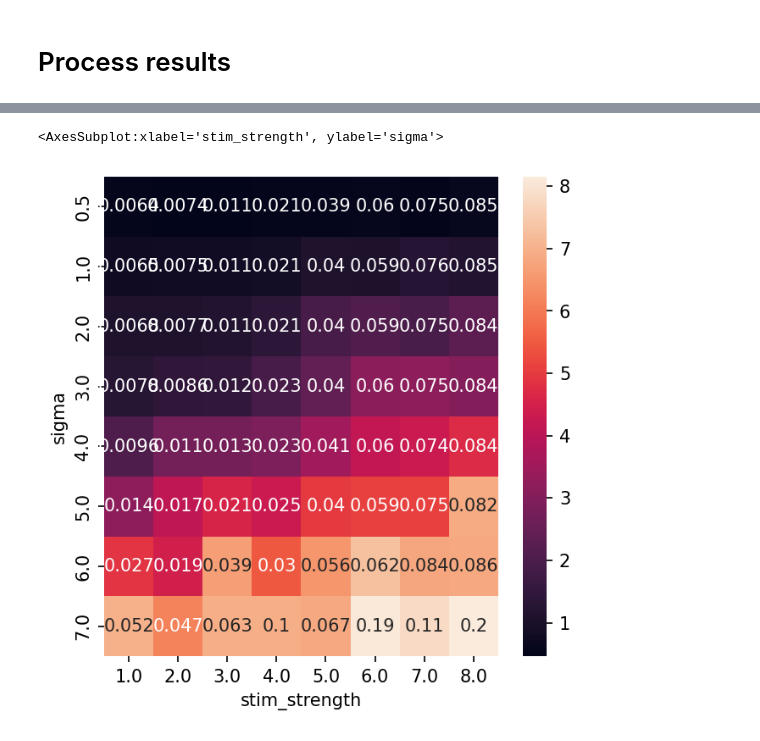
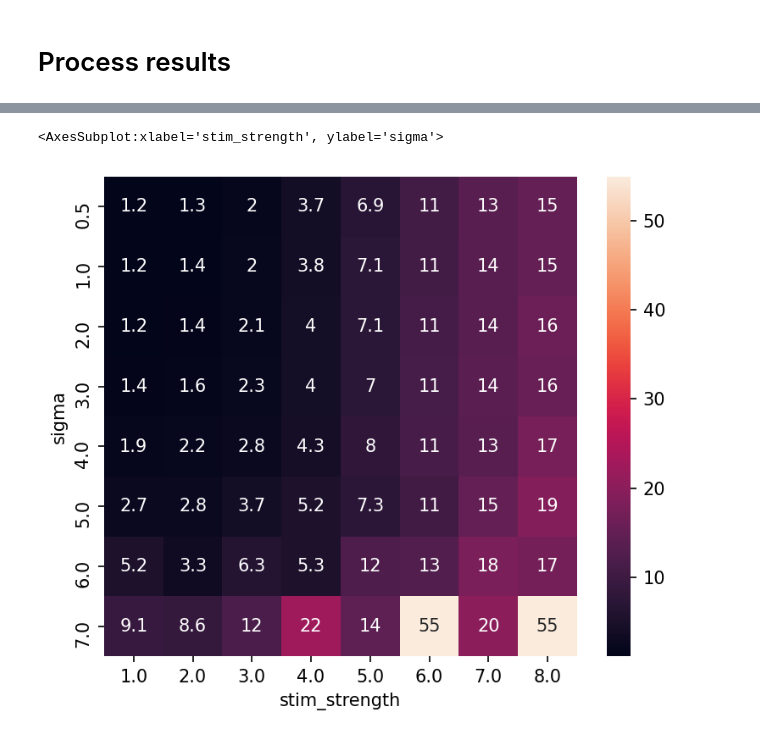
Before and after one commit to lepmik/causal-optoconnectics, a Jupyter notebook: notebooks/Figure_2.ipynb, the cells around one changed output, grey strips where cells are left out. Cells and saved outputs as stored; diff of their text form; code cells hidden in the pictures.

```diff
--- a/notebooks/Figure_2.ipynb
+++ b/notebooks/Figure_2.ipynb
@@ -106,2 +25,4 @@ data_df = data_df.astype({'stim_strength': float, 'sigma': float, 'n_neurons': i
+# %%
+data_df = pd.read_csv(data_path / 'summary.csv').drop(['Unnamed: 0'],axis=1)
 # %%
-data_df.sigma = data_df.apply(lambda x: 0.5 if x.path.stem.endswith('05') else x.sigma, 1)
+# data_df.sigma = data_df.apply(lambda x: 0.5 if x.path.endswith('05') else x.sigma, 1)
@@ -178,2 +28,0 @@ for i, row in tqdm(data_df.iterrows(), total=len(data_df)):
-# %%
-data_df.loc[:,'error_diff'] = data_df.error_beta - data_df.error_beta_iv
@@ -217,7 +48,7 @@ data_df
 # %%
-plt.rcParams.update({'figure.figsize': (5,5), 'figure.dpi': 150})
+plt.rcParams.update({'figure.figsize': (6,5), 'figure.dpi': 150})
 # %%
-sns.heatmap(sub_df.pivot('sigma', 'stim_strength', 'error_beta'), annot=sub_df.pivot('sigma', 'stim_strength', 'cov_smax'))
+sns.heatmap(sub_df.pivot('sigma', 'stim_strength', 'cov_condition'), annot=sub_df.pivot('sigma', 'stim_strength', 'cov_condition'))
 # %% [output]
 <AxesSubplot:xlabel='stim_strength', ylabel='sigma'>
-[figure, old version]
+[figure, new version]
```
Also changed, not shown: parts of 18 cells of this notebook.
